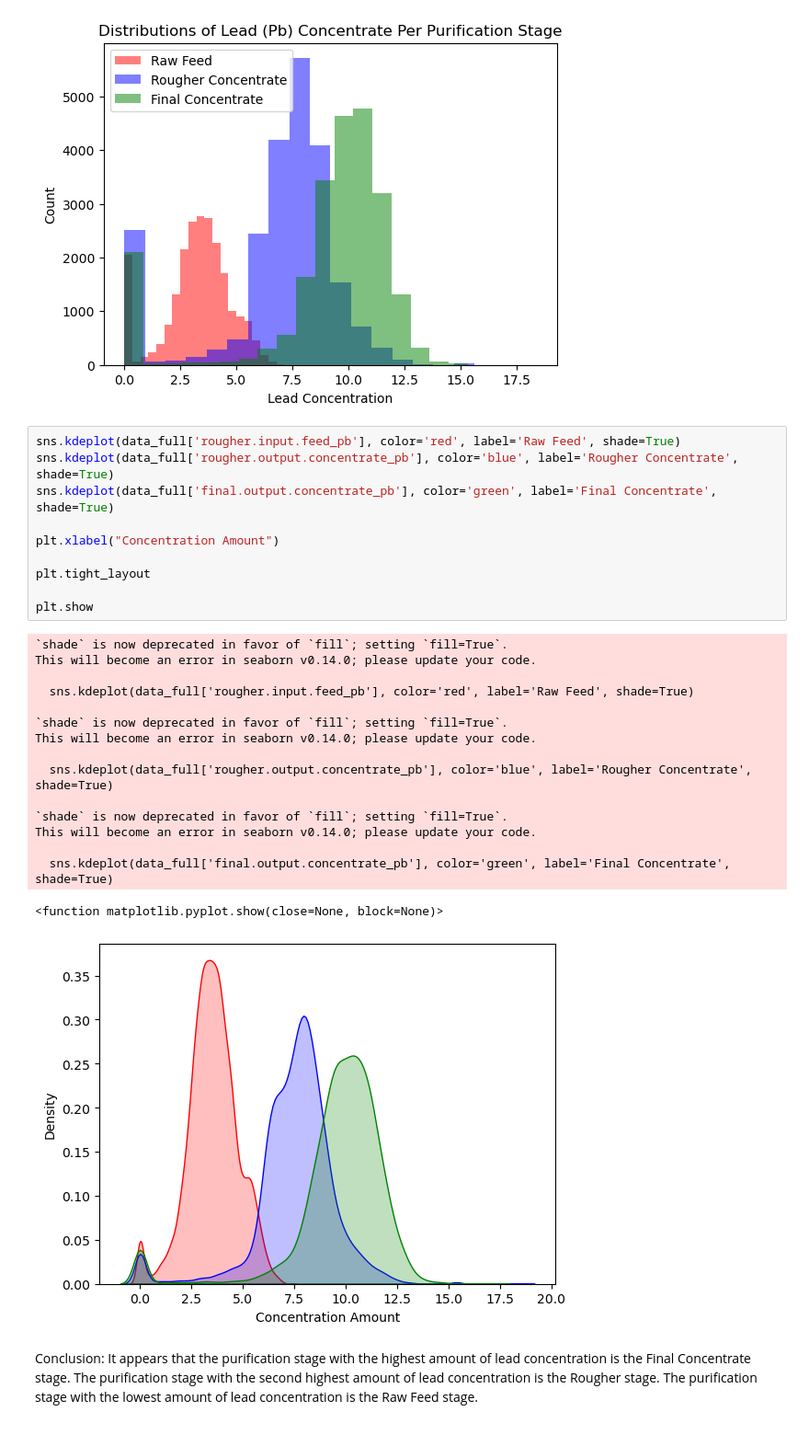
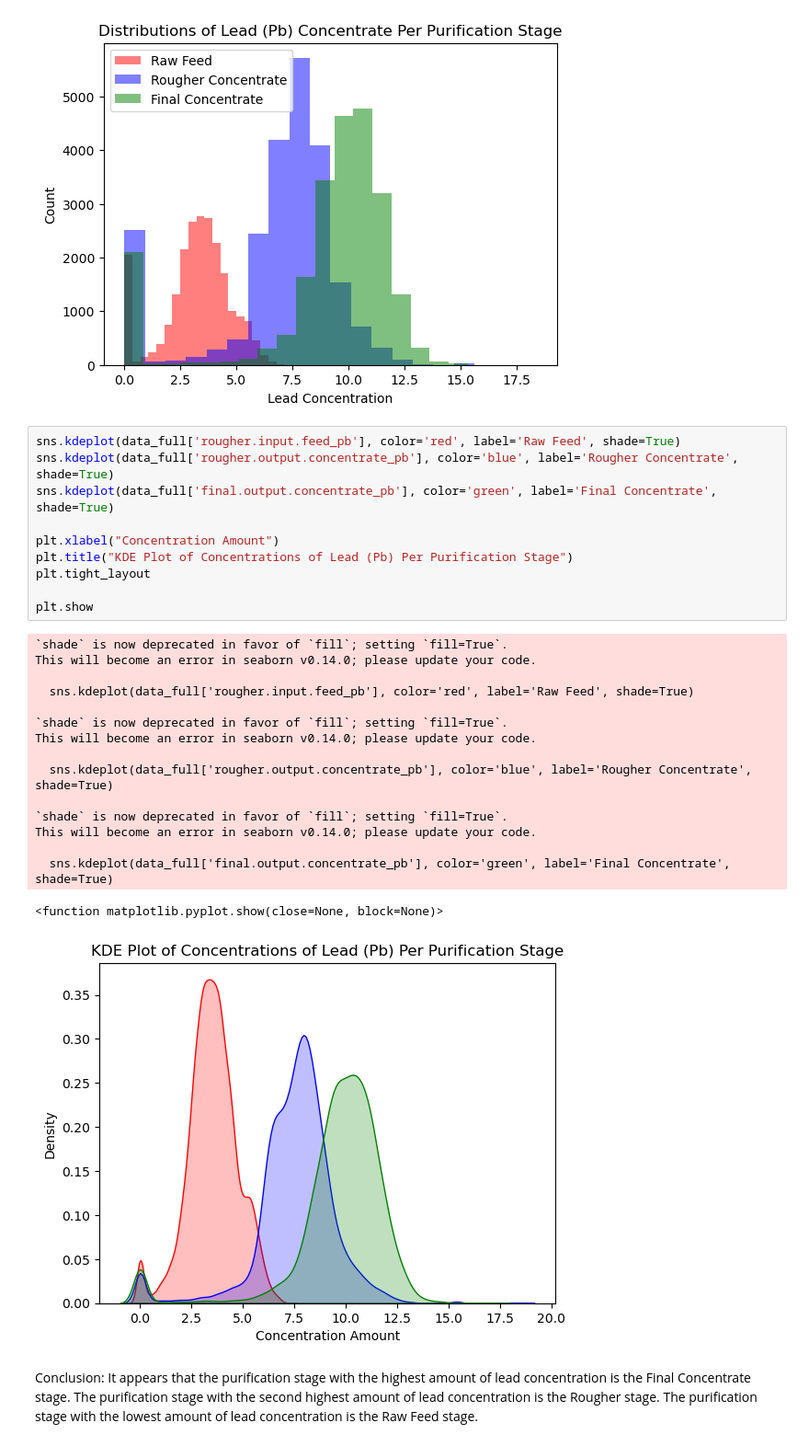
Before and after one commit to BLacuesta3/Sprint-10-Project, a Jupyter notebook: Sprint 10 Project Notebook.ipynb, the cells around one changed output. Shown at 92% size. Drawn from its saved outputs; the diff is of its cells as text.

```diff
--- a/Sprint 10 Project Notebook.ipynb
+++ b/Sprint 10 Project Notebook.ipynb
@@ -681,30 +679,30 @@ plt.show()
 # %%
 sns.kdeplot(data_full['rougher.input.feed_pb'], color='red', label='Raw Feed', shade=True)
 sns.kdeplot(data_full['rougher.output.concentrate_pb'], color='blue', label='Rougher Concentrate', shade=True)
 sns.kdeplot(data_full['final.output.concentrate_pb'], color='green', label='Final Concentrate', shade=True)
 
 plt.xlabel("Concentration Amount")
-
+plt.title("KDE Plot of Concentrations of Lead (Pb) Per Purification Stage")
 plt.tight_layout
 
 plt.show
 # %% [output]
 `shade` is now deprecated in favor of `fill`; setting `fill=True`.
 This will become an error in seaborn v0.14.0; please update your code.
 
   sns.kdeplot(data_full['rougher.input.feed_pb'], color='red', label='Raw Feed', shade=True)
 
 `shade` is now deprecated in favor of `fill`; setting `fill=True`.
 This will become an error in seaborn v0.14.0; please update your code.
 
   sns.kdeplot(data_full['rougher.output.concentrate_pb'], color='blue', label='Rougher Concentrate', shade=True)
 
 `shade` is now deprecated in favor of `fill`; setting `fill=True`.
 This will become an error in seaborn v0.14.0; please update your code.
 
   sns.kdeplot(data_full['final.output.concentrate_pb'], color='green', label='Final Concentrate', shade=True)
 <function matplotlib.pyplot.show(close=None, block=None)>
-[figure, old version]
+[figure, new version]
 # %% [markdown]
 Conclusion:
 It appears that the purification stage with the highest amount of lead concentration is the Final Concentrate stage. The purification stage with the second highest amount of lead concentration is the Rougher stage.  The purification stage with the lowest amount of lead concentration is the Raw Feed stage.
```
Also changed, not shown: parts of 12 cells of this notebook.
